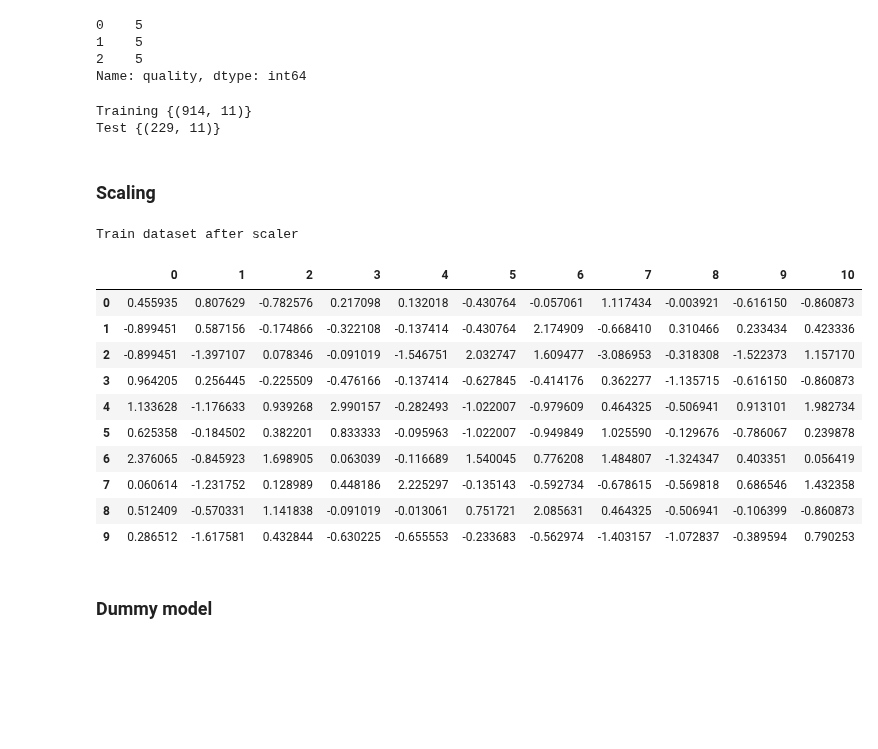
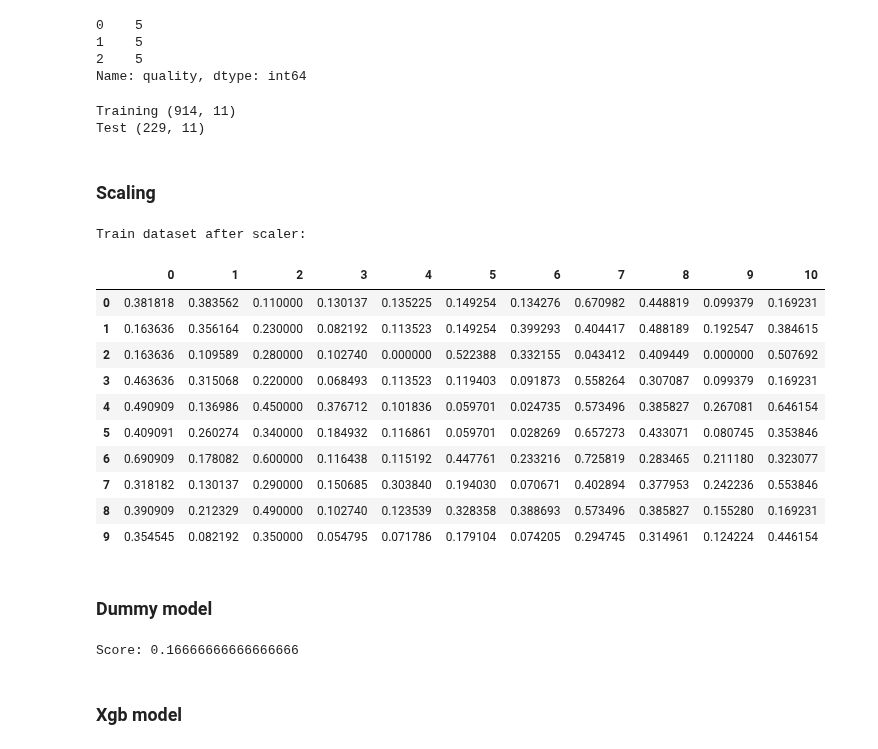
Before and after one commit to OrenAviya/project-semester-a, a Jupyter notebook: Wine.ipynb, the cells around one changed output. Cells and saved outputs as stored; diff of their text form; code cells hidden in the pictures; blank space fills up the shorter version.

```diff
--- a/Wine.ipynb
+++ b/Wine.ipynb
@@ -189,11 +182,11 @@ Y.head(3)
 Name: quality, dtype: int64
 # %%
 x_train, x_test, y_train, y_test = train_test_split(X, Y, test_size=0.20, random_state=20)
-print("Training", {x_train.shape})
-print("Test", {x_test.shape})
+print(f'Training {x_train.shape}')
+print(f'Test {x_test.shape}')
 # %% [output]
-Training {(914, 11)}
-Test {(229, 11)}
+Training (914, 11)
+Test (229, 11)
 # %% [markdown]
 ### Scaling
 # %%
@@ -201,25 +194,28 @@ from sklearn.preprocessing import StandardScaler
 # %%
-scaler = StandardScaler()
+scaler = MinMaxScaler()
 x_train = scaler.fit_transform(x_train)
 x_test = scaler.fit_transform(x_test)
 
-print('Train dataset after scaler')
+print('Train dataset after scaler:')
 pd.DataFrame(x_train).head(10).style.background_gradient(cmap=sns.light_palette("brown", as_cmap=True))
 # %% [output]
-Train dataset after scaler
+Train dataset after scaler:
 |  | 0 | 1 | 2 | 3 | 4 | 5 | 6 | 7 | 8 | 9 | 10 |
-| 0 | 0.455935 | 0.807629 | -0.782576 | 0.217098 | 0.132018 | -0.430764 | -0.057061 | 1.117434 | -0.003921 | -0.616150 | -0.860873 |
-| 1 | -0.899451 | 0.587156 | -0.174866 | -0.322108 | -0.137414 | -0.430764 | 2.174909 | -0.668410 | 0.310466 | 0.233434 | 0.423336 |
-| 2 | -0.899451 | -1.397107 | 0.078346 | -0.091019 | -1.546751 | 2.032747 | 1.609477 | -3.086953 | -0.318308 | -1.522373 | 1.157170 |
-| 3 | 0.964205 | 0.256445 | -0.225509 | -0.476166 | -0.137414 | -0.627845 | -0.414176 | 0.362277 | -1.135715 | -0.616150 | -0.860873 |
-| 4 | 1.133628 | -1.176633 | 0.939268 | 2.990157 | -0.282493 | -1.022007 | -0.979609 | 0.464325 | -0.506941 | 0.913101 | 1.982734 |
-| 5 | 0.625358 | -0.184502 | 0.382201 | 0.833333 | -0.095963 | -1.022007 | -0.949849 | 1.025590 | -0.129676 | -0.786067 | 0.239878 |
-| 6 | 2.376065 | -0.845923 | 1.698905 | 0.063039 | -0.116689 | 1.540045 | 0.776208 | 1.484807 | -1.324347 | 0.403351 | 0.056419 |
-| 7 | 0.060614 | -1.231752 | 0.128989 | 0.448186 | 2.225297 | -0.135143 | -0.592734 | -0.678615 | -0.569818 | 0.686546 | 1.432358 |
-| 8 | 0.512409 | -0.570331 | 1.141838 | -0.091019 | -0.013061 | 0.751721 | 2.085631 | 0.464325 | -0.506941 | -0.106399 | -0.860873 |
-| 9 | 0.286512 | -1.617581 | 0.432844 | -0.630225 | -0.655553 | -0.233683 | -0.562974 | -1.403157 | -1.072837 | -0.389594 | 0.790253 |
+| 0 | 0.381818 | 0.383562 | 0.110000 | 0.130137 | 0.135225 | 0.149254 | 0.134276 | 0.670982 | 0.448819 | 0.099379 | 0.169231 |
+| 1 | 0.163636 | 0.356164 | 0.230000 | 0.082192 | 0.113523 | 0.149254 | 0.399293 | 0.404417 | 0.488189 | 0.192547 | 0.384615 |
+| 2 | 0.163636 | 0.109589 | 0.280000 | 0.102740 | 0.000000 | 0.522388 | 0.332155 | 0.043412 | 0.409449 | 0.000000 | 0.507692 |
+| 3 | 0.463636 | 0.315068 | 0.220000 | 0.068493 | 0.113523 | 0.119403 | 0.091873 | 0.558264 | 0.307087 | 0.099379 | 0.169231 |
+| 4 | 0.490909 | 0.136986 | 0.450000 | 0.376712 | 0.101836 | 0.059701 | 0.024735 | 0.573496 | 0.385827 | 0.267081 | 0.646154 |
+| 5 | 0.409091 | 0.260274 | 0.340000 | 0.184932 | 0.116861 | 0.059701 | 0.028269 | 0.657273 | 0.433071 | 0.080745 | 0.353846 |
+| 6 | 0.690909 | 0.178082 | 0.600000 | 0.116438 | 0.115192 | 0.447761 | 0.233216 | 0.725819 | 0.283465 | 0.211180 | 0.323077 |
+| 7 | 0.318182 | 0.130137 | 0.290000 | 0.150685 | 0.303840 | 0.194030 | 0.070671 | 0.402894 | 0.377953 | 0.242236 | 0.553846 |
+| 8 | 0.390909 | 0.212329 | 0.490000 | 0.102740 | 0.123539 | 0.328358 | 0.388693 | 0.573496 | 0.385827 | 0.155280 | 0.169231 |
+| 9 | 0.354545 | 0.082192 | 0.350000 | 0.054795 | 0.071786 | 0.179104 | 0.074205 | 0.294745 | 0.314961 | 0.124224 | 0.446154 |
 # %% [markdown]
 ### Dummy model
 # %%
 optQua = len(wine.quality.unique())
 dummyModelScore = 1 / optQua
+print(f'Score: {dummyModelScore}')
+# %% [output]
+Score: 0.16666666666666666
@@ -228,3 +222,5 @@ dummyModelScore = 1 / optQua
+# %% [markdown]
+### Xgb model
 # %%
 import xgboost
 from xgboost import XGBClassifier
```
Also changed, not shown: parts of 11 cells of this notebook.
